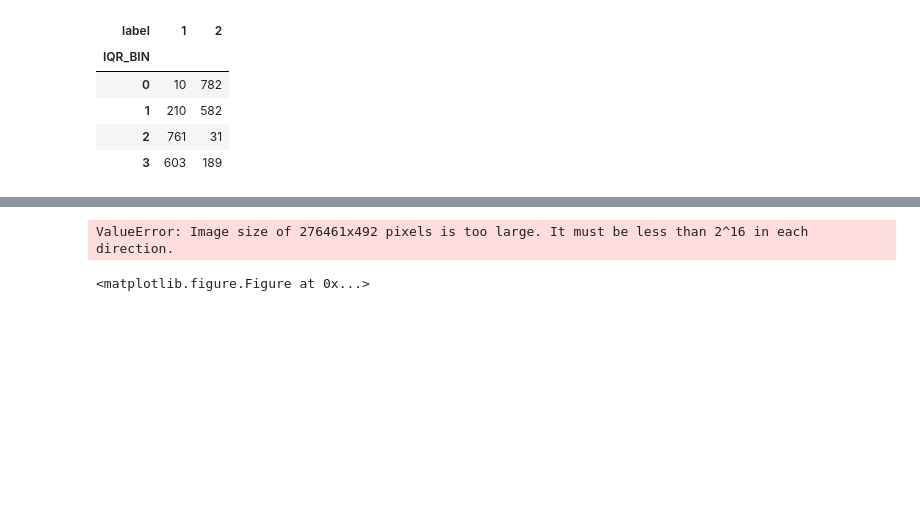
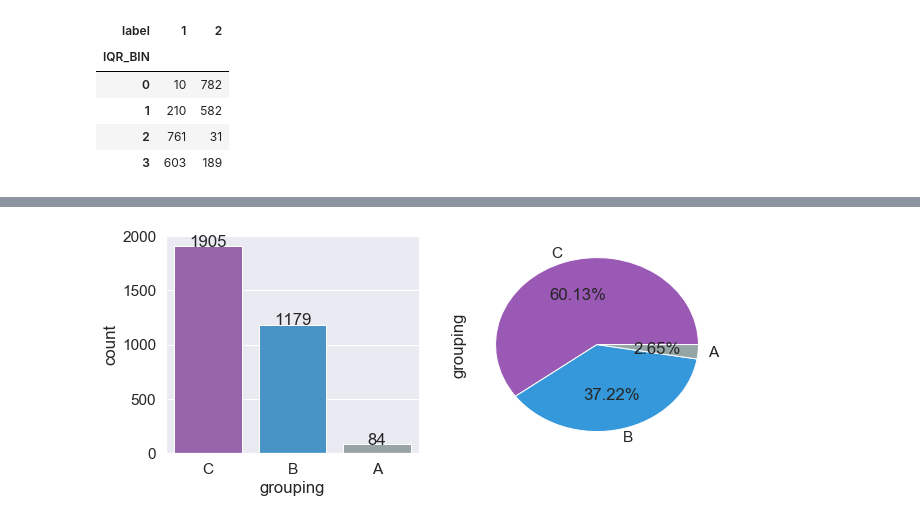
Before and after one commit to azranmelody/modling, a Jupyter notebook: my projects/classification/voice recognition/eda.ipynb, the cells around one changed output, grey strips where cells are left out. Saved outputs shown, nothing was run; the diff lists cells and outputs as text; code cells hidden in the pictures; blank space fills up the shorter version.

```diff
--- a/my projects/classification/voice recognition/eda.ipynb
+++ b/my projects/classification/voice recognition/eda.ipynb
@@ -68,14 +56,4 @@ ax = df_p.plot( kind='bar', stacked=True)
-# %%
-df = df_p
-ax = df.plot.bar(stacked = True);
-#print(df)
-for rowNum,row in df.iterrows():
-    xpos = 0
-    for val in row:
-        xpos += val
-        ax.text(xpos , rowNum-0.05, str(val), color='black')
-#     xpos = 0
-# display(ax)
-# %% [output]
-ValueError: Image size of 276461x492 pixels is too large. It must be less than 2^16 in each direction.
-<matplotlib.figure.Figure at 0x...>
+# %%
+kamut_per_feature(df,x_axis='grouping',with_pie_aside=True, figsize=(10,4) ,palette='Set3',order_by_count=True)
+# %% [output]
+[figure, added]
```
Also changed, not shown: parts of 16 cells of this notebook.
